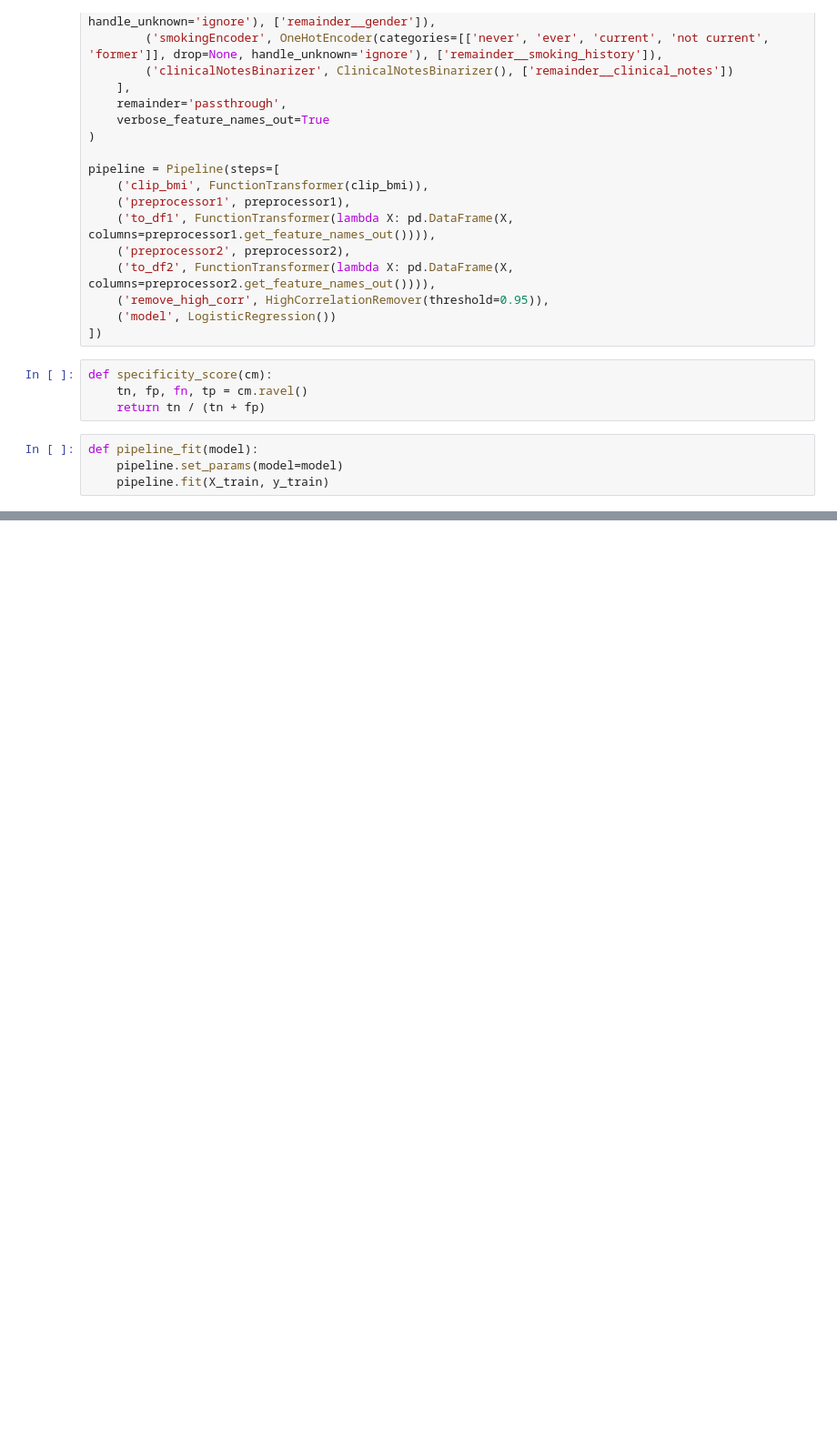
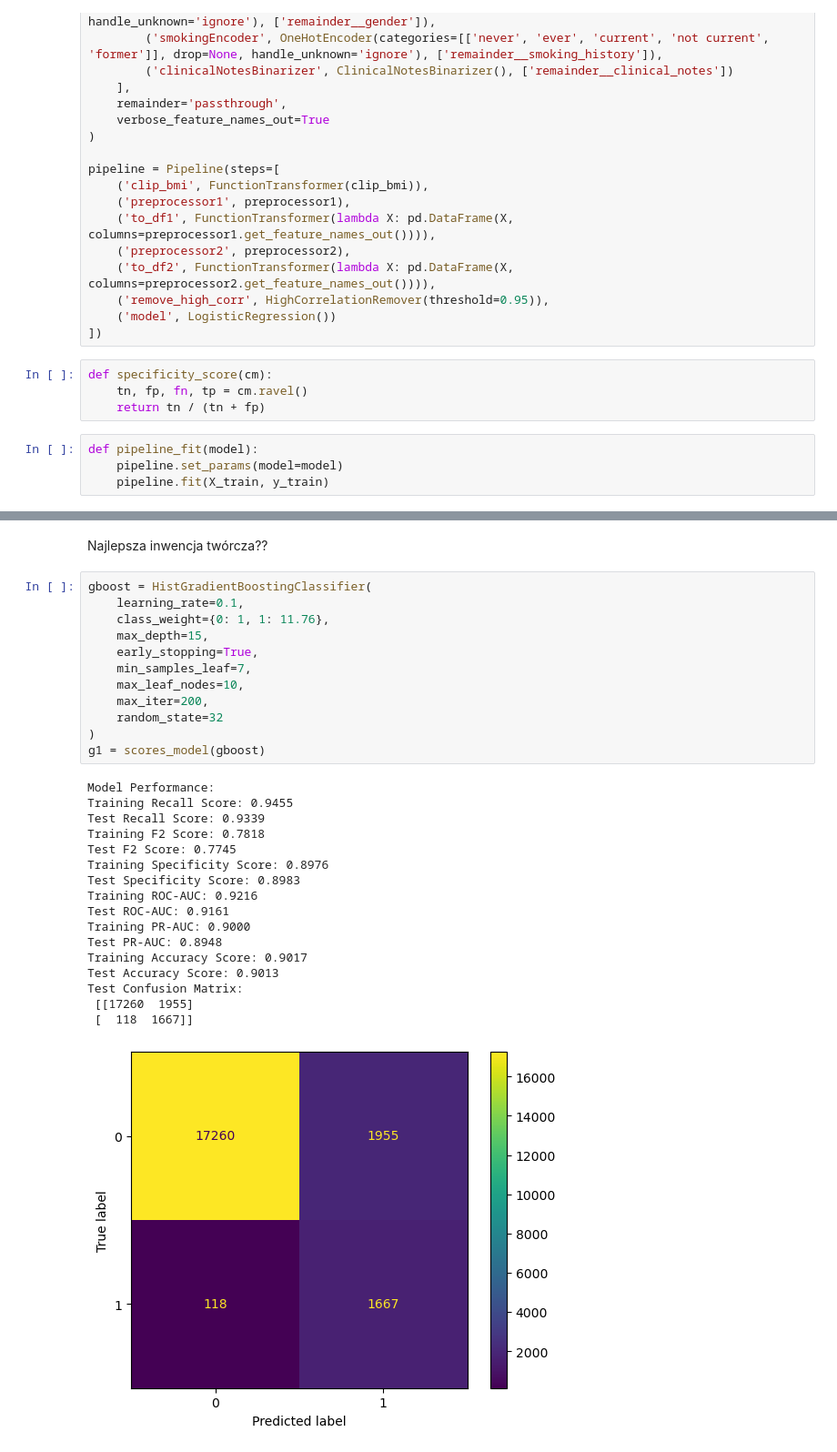
Before and after one commit to kasia-sko/ML, a Jupyter notebook: projekt_1/budowa_krok_3_1.ipynb, the cells around one changed output, grey strips where cells are left out. Shown at 91% size. Saved outputs shown, nothing was run; the diff lists cells and outputs as text; blank space fills up the shorter version.

```diff
--- a/projekt_1/budowa_krok_3_1.ipynb
+++ b/projekt_1/budowa_krok_3_1.ipynb
@@ -202,6 +208,38 @@ Test Confusion Matrix:
  [[17254  1961]
  [  132  1653]]
 [figure]
+# %% [markdown]
+Najlepsza inwencja twórcza??
+# %%
+gboost = HistGradientBoostingClassifier(
+    learning_rate=0.1,
+    class_weight={0: 1, 1: 11.76},
+    max_depth=15,
+    early_stopping=True,
+    min_samples_leaf=7,
+    max_leaf_nodes=10,
+    max_iter=200,
+    random_state=32
+)
+g1 = scores_model(gboost)
+# %% [output]
+Model Performance:
+Training Recall Score: 0.9455
+Test Recall Score: 0.9339
+Training F2 Score: 0.7818
+Test F2 Score: 0.7745
+Training Specificity Score: 0.8976
+Test Specificity Score: 0.8983
+Training ROC-AUC: 0.9216
+Test ROC-AUC: 0.9161
+Training PR-AUC: 0.9000
+Test PR-AUC: 0.8948
+Training Accuracy Score: 0.9017
+Test Accuracy Score: 0.9013
+Test Confusion Matrix:
+ [[17260  1955]
+ [  118  1667]]
+[figure, added]
 # %%
 param_dist = {"max_depth" : range(2, 20),
               "max_features" : np.arange(0.1, 1.1, 0.1),
```
Also changed, not shown: parts of 23 cells of this notebook.
